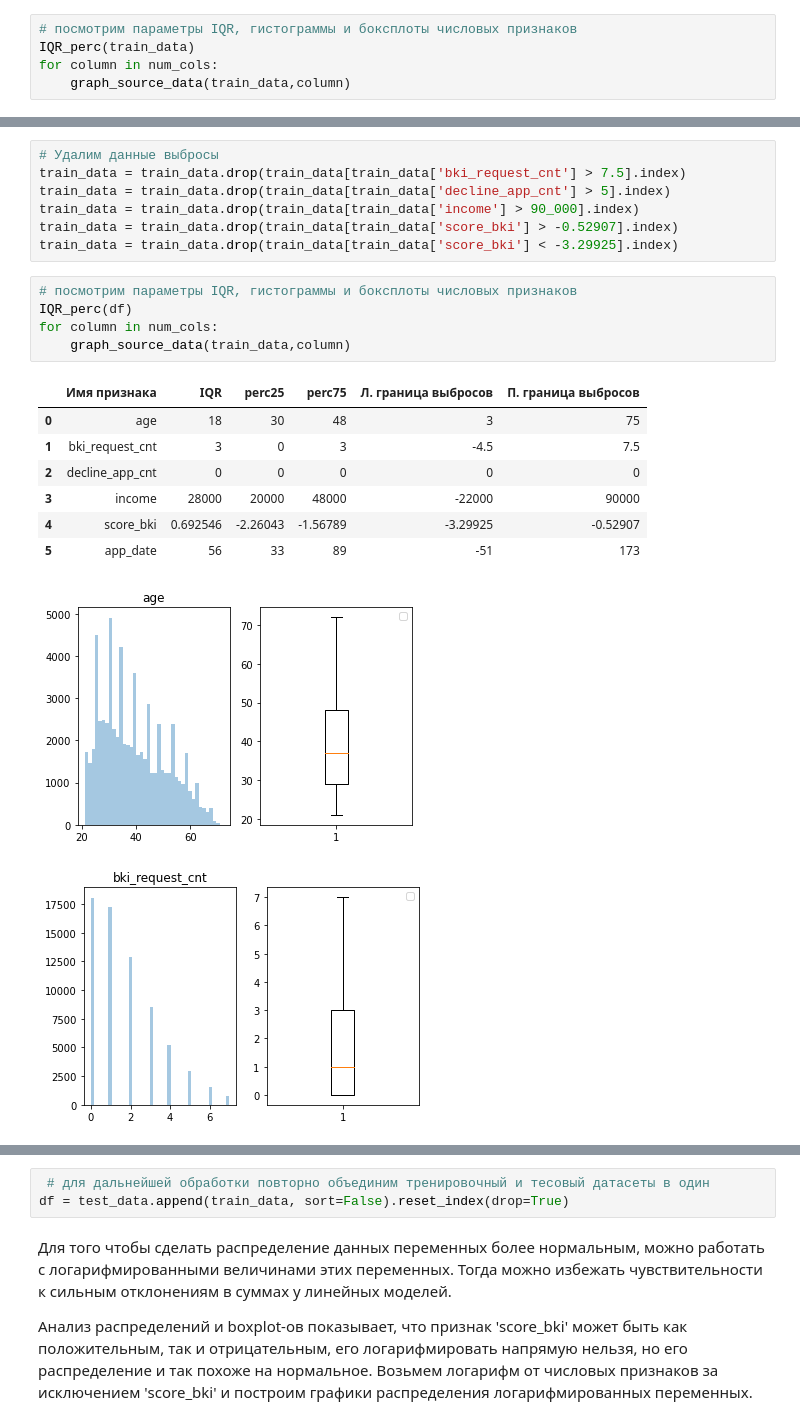
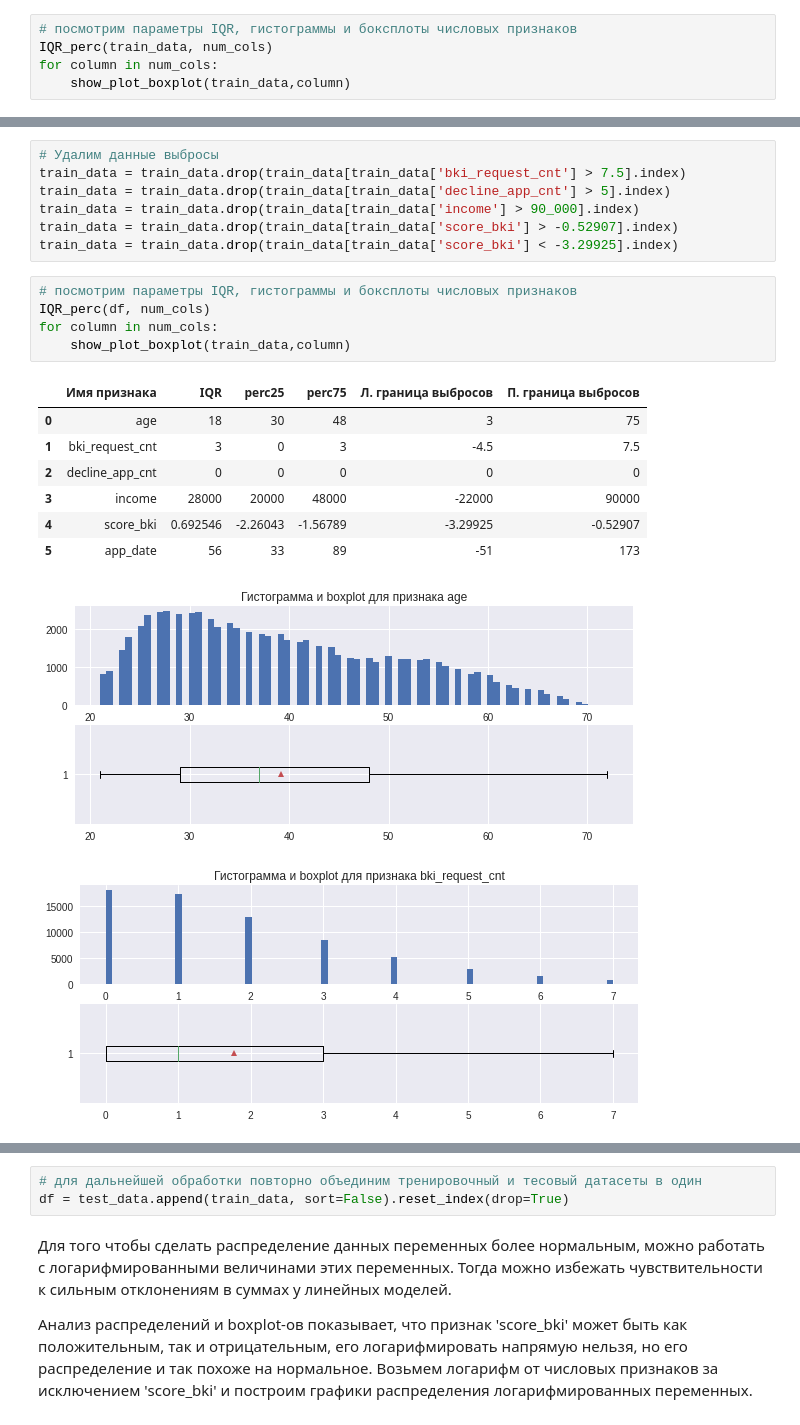
Before and after one commit to Alexius-rts/skillfactory_rds, a Jupyter notebook: module_5/sf-dst-18-creditscoring-belomoykin.ipynb, the cells around one changed output, grey strips where cells are left out. Cells and saved outputs as stored; diff of their text form.

```diff
--- a/module_5/sf-dst-18-creditscoring-belomoykin.ipynb
+++ b/module_5/sf-dst-18-creditscoring-belomoykin.ipynb
@@ -507,9 +503,9 @@ test_data = df.query('sample == 0')
 ### 2.2. Числовые признаки
 # %%
 # посмотрим параметры IQR, гистограммы и боксплоты числовых признаков
-IQR_perc(train_data)
+IQR_perc(train_data, num_cols)
 for column in num_cols:
-    graph_source_data(train_data,column)
+    show_plot_boxplot(train_data,column)
 # %% [output]
 |  | Имя признака | IQR | perc25 | perc75 | Л. граница выбросов | П. граница выбросов |
 | 0 | age | 18 | 30 | 48 | 3 | 75 |
@@ -566,16 +562,16 @@ train_data = train_data.drop(train_data[train_data['score_bki'] > -0.52907].inde
 train_data = train_data.drop(train_data[train_data['score_bki'] < -3.29925].index)
 # %%
 # посмотрим параметры IQR, гистограммы и боксплоты числовых признаков
-IQR_perc(df)
+IQR_perc(df, num_cols)
 for column in num_cols:
-    graph_source_data(train_data,column)
+    show_plot_boxplot(train_data,column)
 # %% [output]
 |  | Имя признака | IQR | perc25 | perc75 | Л. граница выбросов | П. граница выбросов |
 | 0 | age | 18 | 30 | 48 | 3 | 75 |
 | 1 | bki_request_cnt | 3 | 0 | 3 | -4.5 | 7.5 |
 | 2 | decline_app_cnt | 0 | 0 | 0 | 0 | 0 |
 | 3 | income | 28000 | 20000 | 48000 | -22000 | 90000 |
 | 4 | score_bki | 0.692546 | -2.26043 | -1.56789 | -3.29925 | -0.52907 |
 | 5 | app_date | 56 | 33 | 89 | -51 | 173 |
-[figure, old version]
+[figure, new version]
-[figure, old version]
+[figure, new version]
@@ -586,5 +582,5 @@ for column in num_cols:
 # %%
- # для дальнейшей обработки повторно объединим тренировочный и тесовый датасеты в один
+# для дальнейшей обработки повторно объединим тренировочный и тесовый датасеты в один
 df = test_data.append(train_data, sort=False).reset_index(drop=True)
 # %% [markdown]
 Для того чтобы сделать распределение данных переменных более нормальным, можно работать с логарифмированными величинами этих переменных. Тогда можно избежать чувствительности к сильным отклонениям в суммах у линейных моделей.
```
Also changed, not shown: parts of 17 cells of this notebook, 1 other file.
